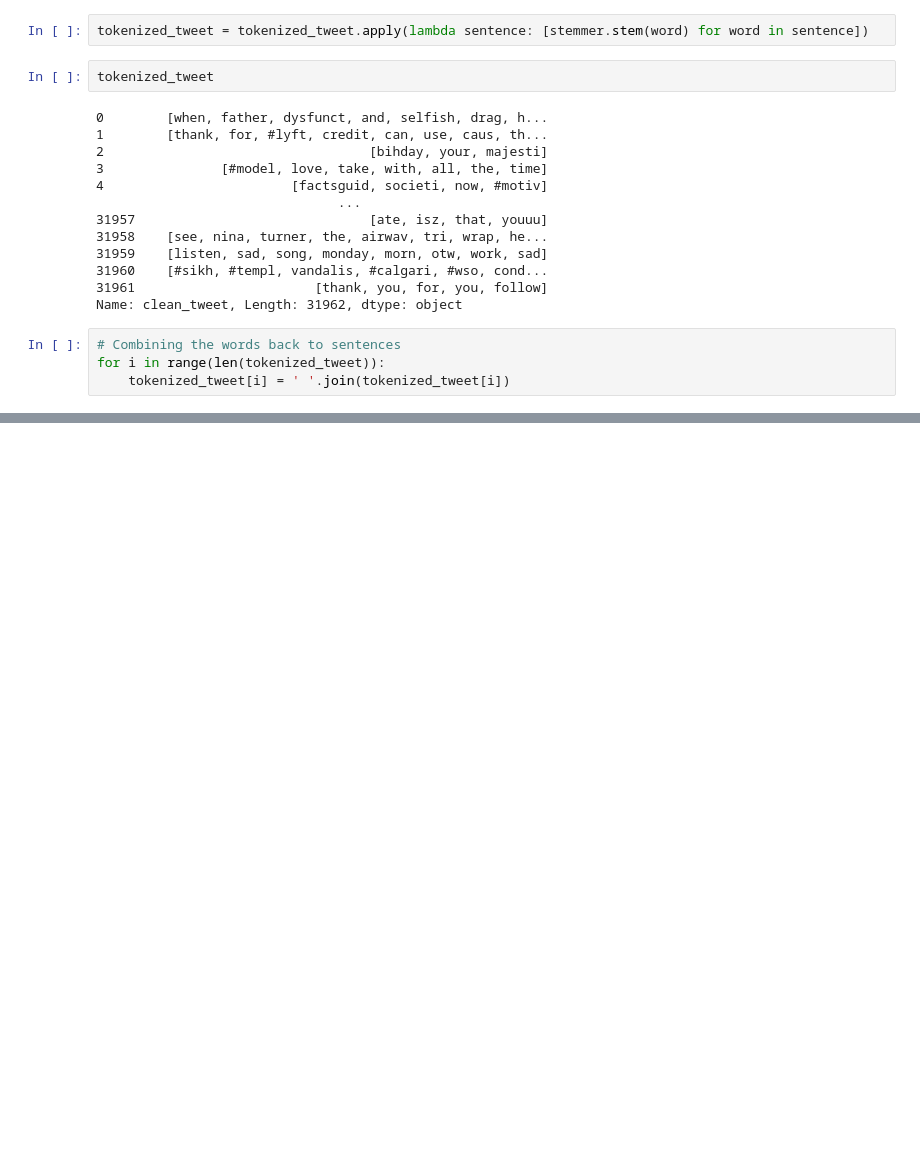
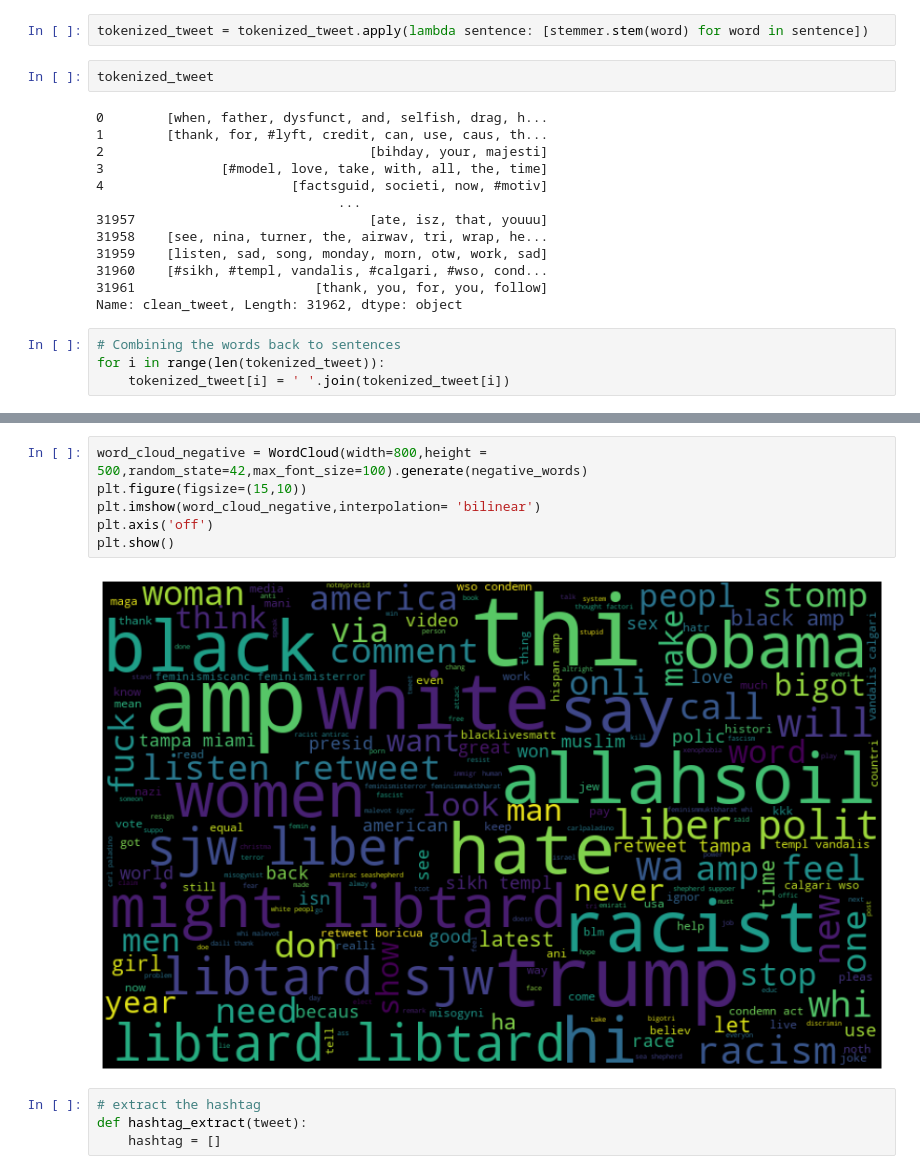
Before and after one commit to rohitds2022/NLP_Projects, a Jupyter notebook: Twitter Sentiment Analysis (Machine Learning_Python_NLP)/Twitter Sentiment Analysis .ipynb, the cells around one changed output, grey strips where cells are left out. Saved outputs shown, nothing was run; the diff lists cells and outputs as text; blank space fills up the shorter version.

```diff
--- a/Twitter Sentiment Analysis (Machine Learning_Python_NLP)/Twitter Sentiment Analysis .ipynb
+++ b/Twitter Sentiment Analysis (Machine Learning_Python_NLP)/Twitter Sentiment Analysis .ipynb
@@ -127,0 +177,12 @@ for i in range(len(tokenized_tweet)):
+# %%
+word_cloud_negative = WordCloud(width=800,height = 500,random_state=42,max_font_size=100).generate(negative_words)
+plt.figure(figsize=(15,10))
+plt.imshow(word_cloud_negative,interpolation= 'bilinear')
+plt.axis('off')
+plt.show()
+# %% [output]
+[figure, added]
+# %%
+# extract the hashtag
+def hashtag_extract(tweet):
+    hashtag = []
```
Also changed, not shown: parts of 10 cells of this notebook.
